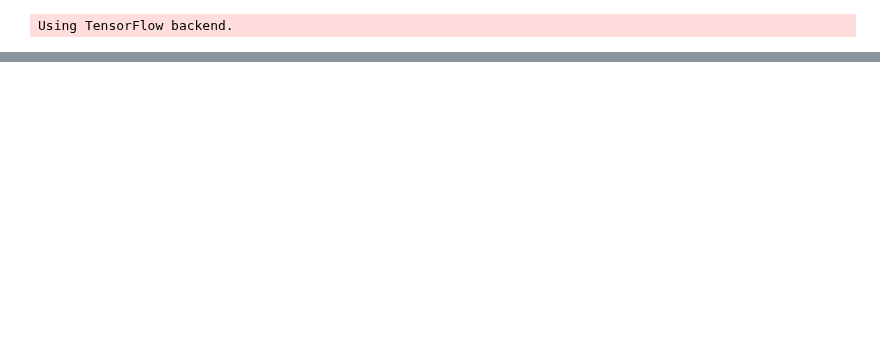
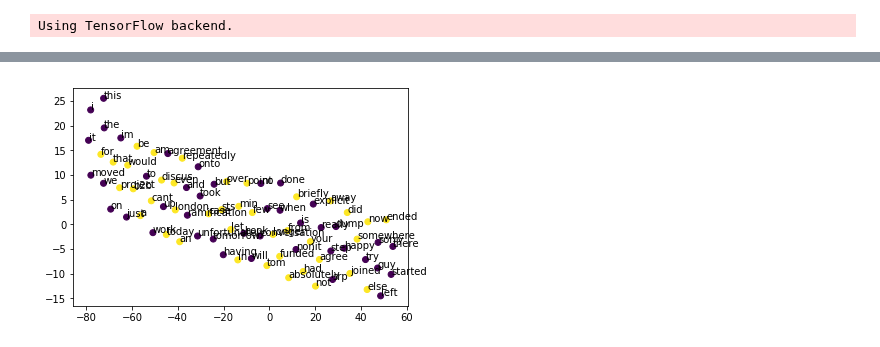
Before and after one commit to SNaveenMathew/TextMining, a Jupyter notebook: main.ipynb, the cells around one changed output, grey strips where cells are left out. Drawn from its saved outputs; the diff is of its cells as text; code cells hidden in the pictures; blank space fills up the shorter version.

Commit message:
Averaging semantic and character similarity

```diff
--- a/main.ipynb
+++ b/main.ipynb
@@ -167,0 +176,13 @@ sim1 = get_semantic_similarity(model)
+# %%
+token_set_ratio = get_character_similarity(vocab, "token_set_ratio")
+# %%
+sim1 = sim1[ratio.columns]
+sim1 = sim1.loc[ratio.columns]
+# %%
+sim = 1 - ((sim1 + ratio + partial_ratio + token_sort_ratio + token_set_ratio)/5)
+# %%
+aff = run_aff_prop_with_distances(sim)
+# %%
+visualize_word2vec_model(model, aff.labels_)
+# %% [output]
+[figure, added]
```
Also changed, not shown: parts of 6 cells of this notebook, 3 other files.
